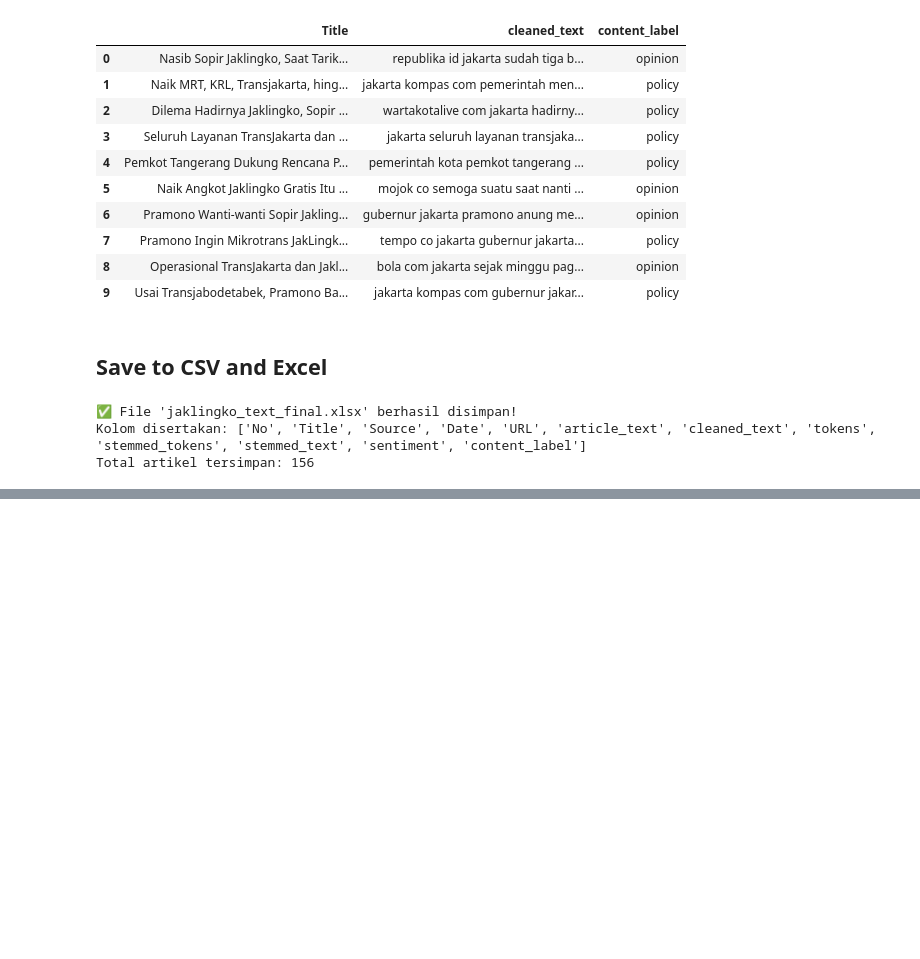
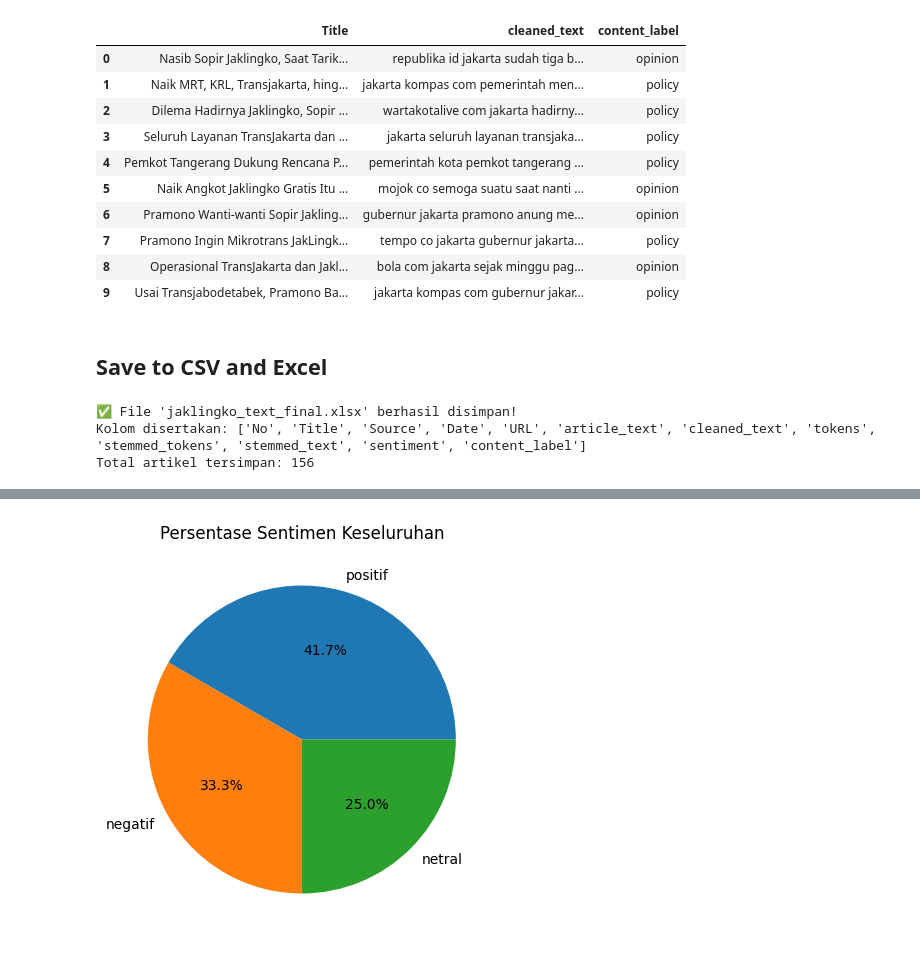
Before and after one commit to denjear/Project_A_4_PBA_Jaklingko, a Jupyter notebook: notebooks/04_Jaklingko_Sentiment_Analysis_&_Content_Labeling.ipynb, the cells around one changed output, grey strips where cells are left out. Saved outputs shown, nothing was run; the diff lists cells and outputs as text; code cells hidden in the pictures; blank space fills up the shorter version.

```diff
--- a/notebooks/04_Jaklingko_Sentiment_Analysis_&_Content_Labeling.ipynb
+++ b/notebooks/04_Jaklingko_Sentiment_Analysis_&_Content_Labeling.ipynb
@@ -227,0 +270,8 @@ print(f"Total artikel tersimpan: {len(df_article)}")
+# %%
+# Pie chart total sentimen
+df['sentiment'].value_counts().plot(kind='pie', autopct='%1.1f%%', figsize=(5,5))
+plt.title('Persentase Sentimen Keseluruhan')
+plt.ylabel('')
+plt.show()
+# %% [output]
+[figure, added]
```
Also changed, not shown: parts of 3 cells of this notebook.
